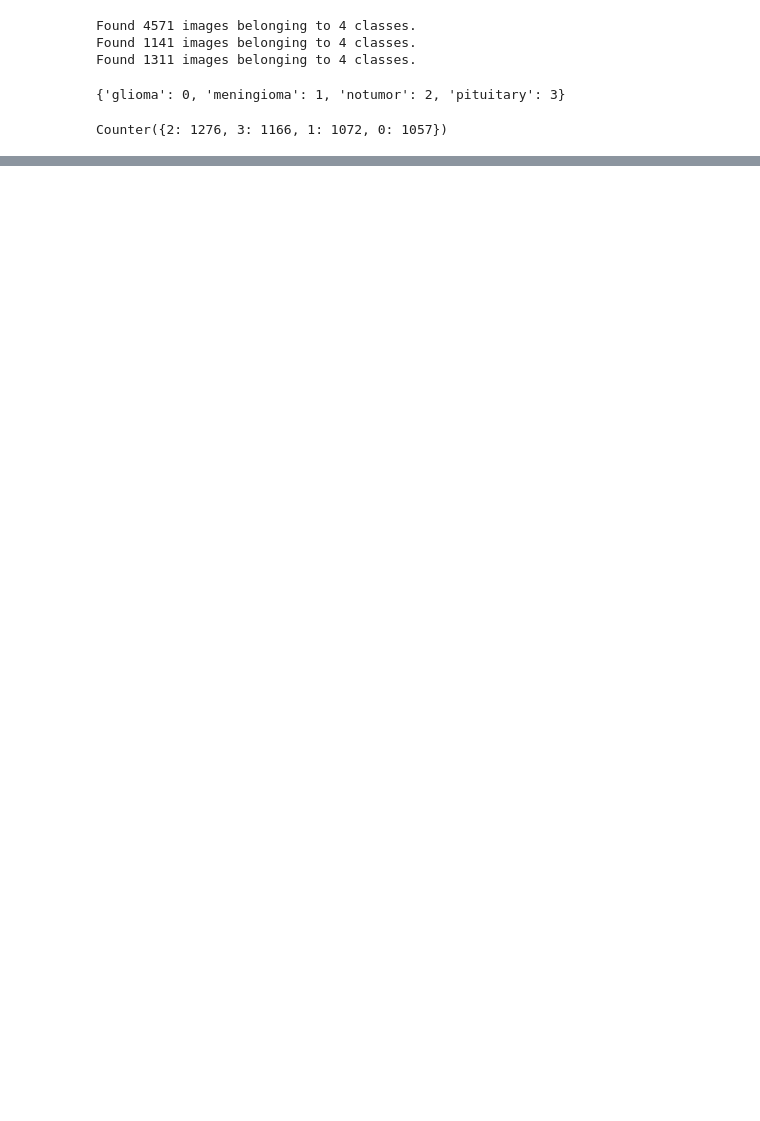
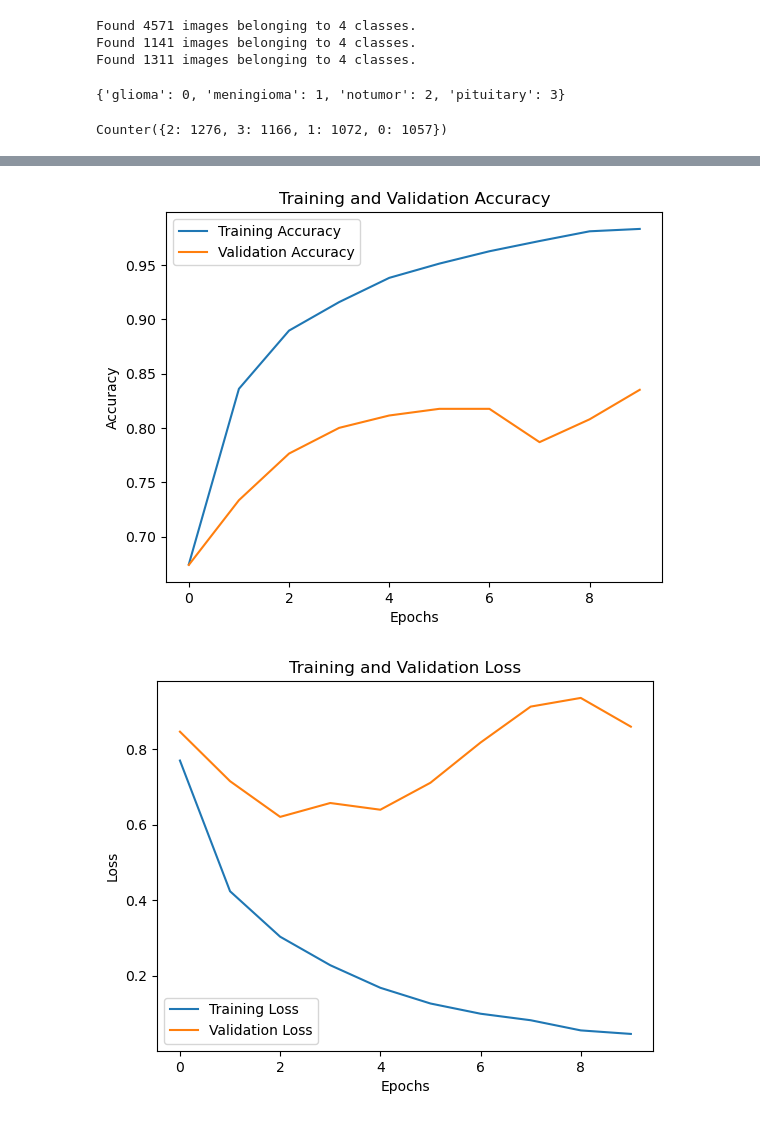
Before and after one commit to dwang917/BrainTumor_CNN, a Jupyter notebook: BrainTumorClassification.ipynb, the cells around one changed output, grey strips where cells are left out. Drawn from its saved outputs; the diff is of its cells as text; code cells hidden in the pictures; blank space fills up the shorter version.

Commit message:
initial model building

```diff
--- a/BrainTumorClassification.ipynb
+++ b/BrainTumorClassification.ipynb
@@ -89,0 +93,20 @@ plot_images(images, labels, class_names)
+# %%
+# Model architecture
+model = Sequential([
+    Conv2D(32, (3, 3), activation='relu', input_shape=(150, 150, 3)),
+    MaxPooling2D(2, 2),
+    Conv2D(64, (3, 3), activation='relu'),
+    MaxPooling2D(2, 2),
+    Conv2D(128, (3, 3), activation='relu'),
+    MaxPooling2D(2, 2),
+    Conv2D(128, (3, 3), activation='relu'),
+    MaxPooling2D(2, 2),
+    Flatten(),
+    Dense(512, activation='relu'),
+    Dropout(0.4),
+    Dense(4, activation='softmax')
+])
+
+model.compile(optimizer='adam', loss='categorical_crossentropy', metrics=['accuracy'])
+
+model.summary()
@@ -89,0 +131,7 @@ plot_images(images, labels, class_names)
+# %%
+epochs = 10
+history = model.fit(
+    train_data,
+    epochs=epochs,
+    validation_data=validation_data
+)
@@ -89,0 +164,21 @@ plot_images(images, labels, class_names)
+# %%
+# Plot the training and validation accuracy
+plt.plot(history.history['accuracy'], label='Training Accuracy')
+plt.plot(history.history['val_accuracy'], label='Validation Accuracy')
+plt.title('Training and Validation Accuracy')
+plt.xlabel('Epochs')
+plt.ylabel('Accuracy')
+plt.legend()
+plt.show()
+
+# Plot the training and validation loss
+plt.plot(history.history['loss'], label='Training Loss')
+plt.plot(history.history['val_loss'], label='Validation Loss')
+plt.title('Training and Validation Loss')
+plt.xlabel('Epochs')
+plt.ylabel('Loss')
+plt.legend()
+plt.show()
+# %% [output]
+[figure, added]
+[figure, added]
```
Also changed, not shown: parts of 11 cells of this notebook, 2 other files.
